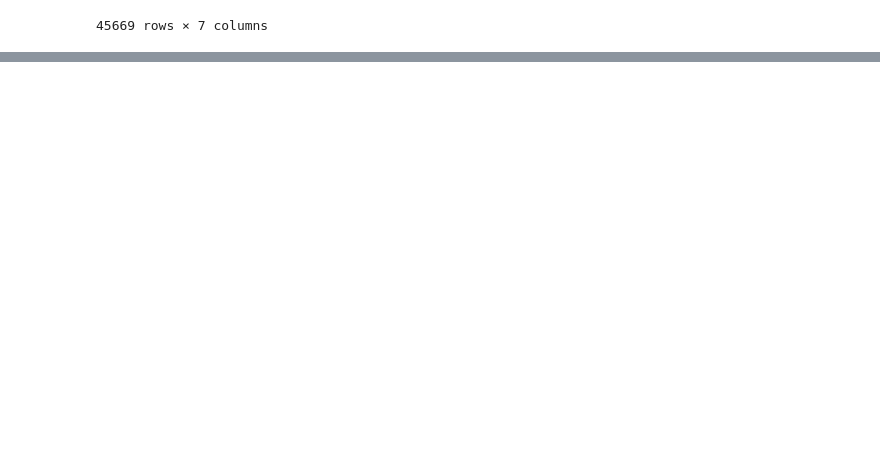
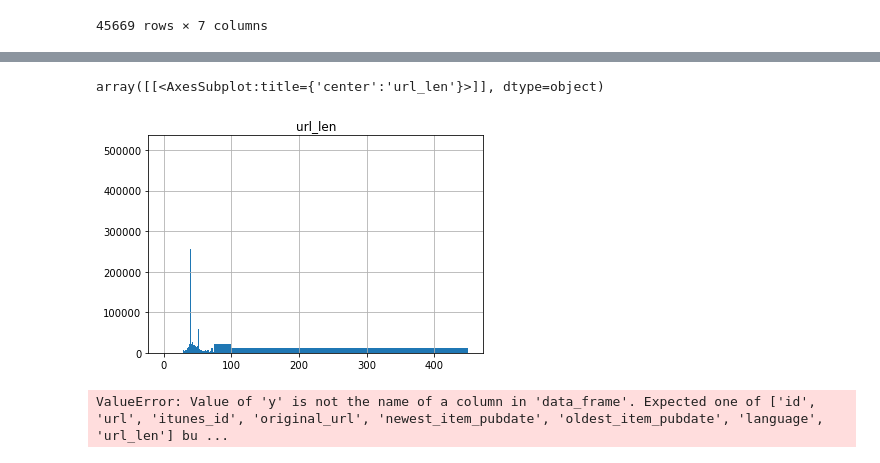
Before and after one commit to brianoflondon/pod2hive, a Jupyter notebook: podindex.ipynb, the cells around one changed output, grey strips where cells are left out. Saved outputs shown, nothing was run; the diff lists cells and outputs as text; code cells hidden in the pictures; blank space fills up the shorter version.

```diff
--- a/podindex.ipynb
+++ b/podindex.ipynb
@@ -45,0 +60,3 @@ df[filt]
+# %%
+df['url_len'] = df.url.str.len()
+df.url_len
@@ -45,0 +76,7 @@ df[filt]
+# %%
+bins = list(range(60))
+bins.append(100)
+# bins.append(150)
+# bins.append(300)
+bins.append(450)
+bins
@@ -45,0 +101,10 @@ df[filt]
+# %%
+df.hist('url_len', bins=bins)
+# %% [output]
+array([[<AxesSubplot:title={'center':'url_len'}>]], dtype=object)
+[figure, added]
+# %%
+fig = px.bar(dfbar, x=range(1,100), y=df.url.count())
+fig.show()
+# %% [output]
+ValueError: Value of 'y' is not the name of a column in 'data_frame'. Expected one of ['id', 'url', 'itunes_id', 'original_url', 'newest_item_pubdate', 'oldest_item_pubdate', 'language', 'url_len'] bu ...
```
Also changed, not shown: parts of 4 cells of this notebook, 3 other files.
